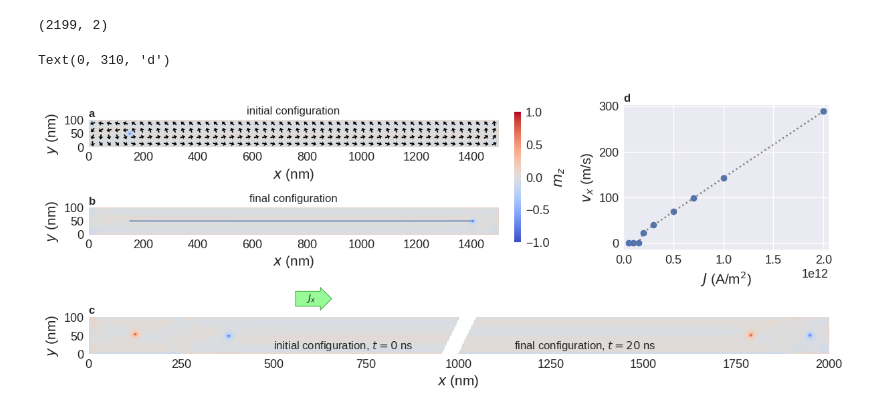
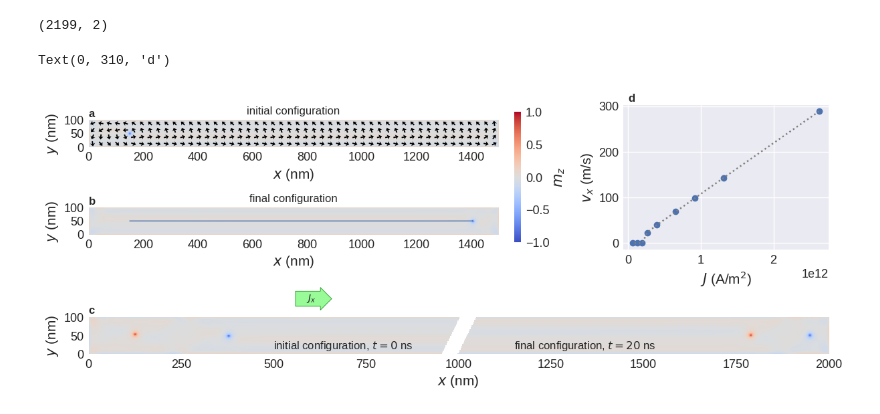
Before and after one commit to lang-m/2023-paper-controlling-stable-bloch-points-with-electric-currents, a Jupyter notebook: Fig-2_rectangular-strip/3_Fig-2.ipynb, the cells around one changed output. Drawn from its saved outputs; the diff is of its cells as text; code cells hidden in the pictures.

```diff
--- a/Fig-2_rectangular-strip/3_Fig-2.ipynb
+++ b/Fig-2_rectangular-strip/3_Fig-2.ipynb
@@ -18,3 +18,7 @@ import os
 import matplotlib
 matplotlib.rcParams['axes.titlesize'] = 14
 matplotlib.rcParams['font.size'] = 12
+# %%
+# account for missing scaling factor in conversion J -> ux
+factor = (1 + 0.56**2)
+factor
@@ -145,36 +151,35 @@ ax = axs['f']
 drive[1].sel(z=1e-9).orientation.z.mpl.scalar(colorbar=False, ax=ax, clim=(-1, 1), cmap='coolwarm', multiplier=1e-9)
 ax.set_title('final configuration', fontsize='medium')
 ax.plot(locations[:, 0], locations[:, 1], linewidth=1)
 ax.set_xlabel('$x$ (nm)')
 ax.set_ylabel('$y$ (nm)')
 
 fig.colorbar(axs['i'].images[0], ax=[axs['i'], axs['f']], label=r'$m_z$', pad=-0.05, fraction=0.05, shrink=0.9)
 
 ax = axs['s']
-ax.plot(np.array(js) * 1e9, vs, 'o')
-ax.plot(np.array(js) * 1e9, vs, ':', c='grey')
+ax.plot(np.array(js) * factor * 1e9, vs, 'o')
+ax.plot(np.array(js) * factor* 1e9, vs, ':', c='grey')
 ax.set_xlabel('$J$ (A/m$^2$)')
 ax.set_ylabel('$v_x$ (m/s)')
 ax.grid()
-ax.set_xlim((0, 2.05e12))
 
 ax = axs['d']
 combined.sel(z=1e-9).orientation.z.mpl.scalar(ax=ax, clim=(-1, 1), cmap='coolwarm', multiplier=1e-9, colorbar=False)
 ax.set_facecolor("white")
 ax.text(500, 15, 'initial configuration, $t=0$ ns')
 ax.text(1150, 15, 'final configuration, $t=20$ ns')
 ax.set_xlabel('$x$ (nm)')
 ax.set_ylabel('$y$ (nm)')
 
 ax.text(600, 150, "    $J_x$    ", ha="center", va="center", rotation=0, size=10, bbox=dict(boxstyle="rarrow,pad=0.2", fc="palegreen", ec="green", lw=.5))
 
 
 axs['i'].text(0, 110, 'a', fontweight='bold')
 axs['f'].text(0, 110, 'b', fontweight='bold')
 axs['d'].text(0, 110, 'c', fontweight='bold')
 axs['s'].text(0, 310, 'd', fontweight='bold')
 # %% [output]
 Text(0, 310, 'd')
-[figure, old version]
+[figure, new version]
 # %%
 fig.savefig('Fig2.pdf')
```
Also changed, not shown: parts of 1 cell of this notebook, 2 other files.
